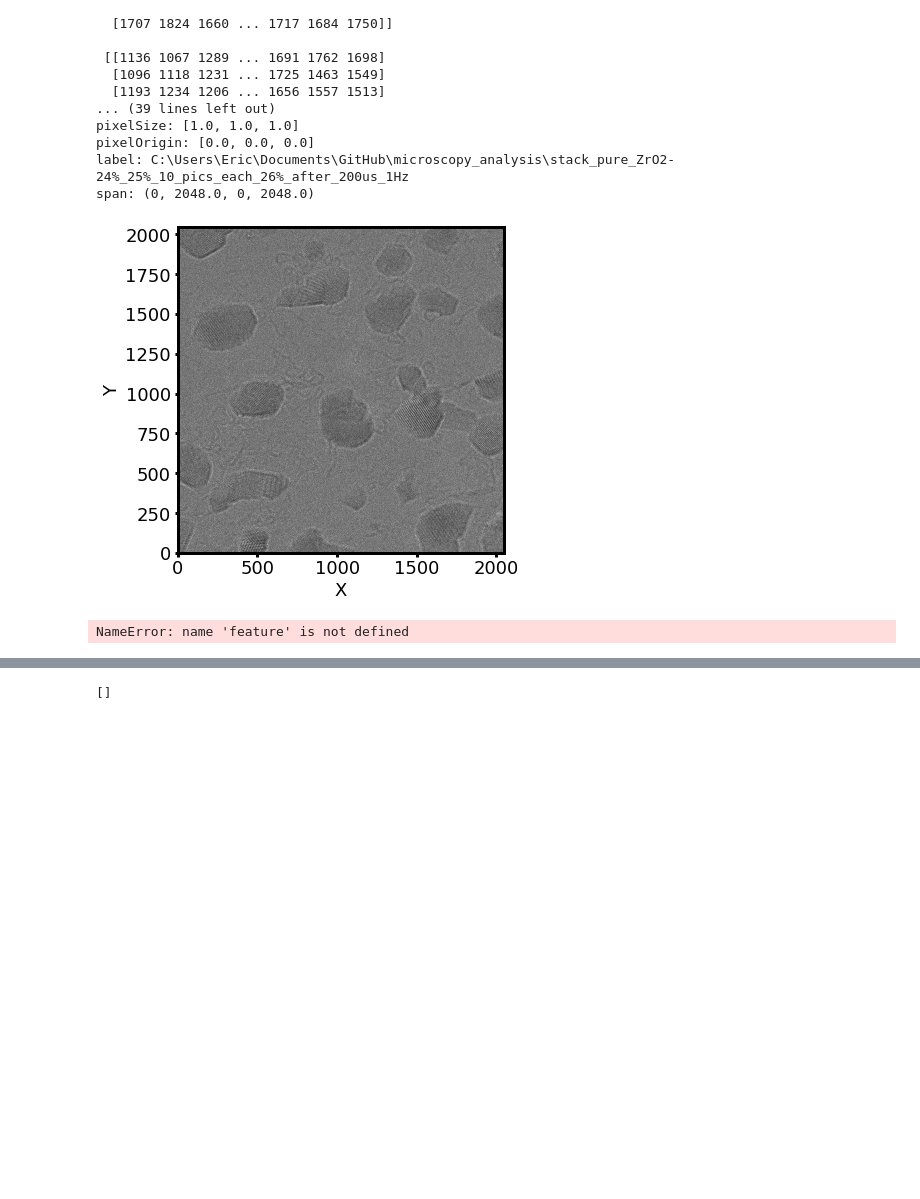
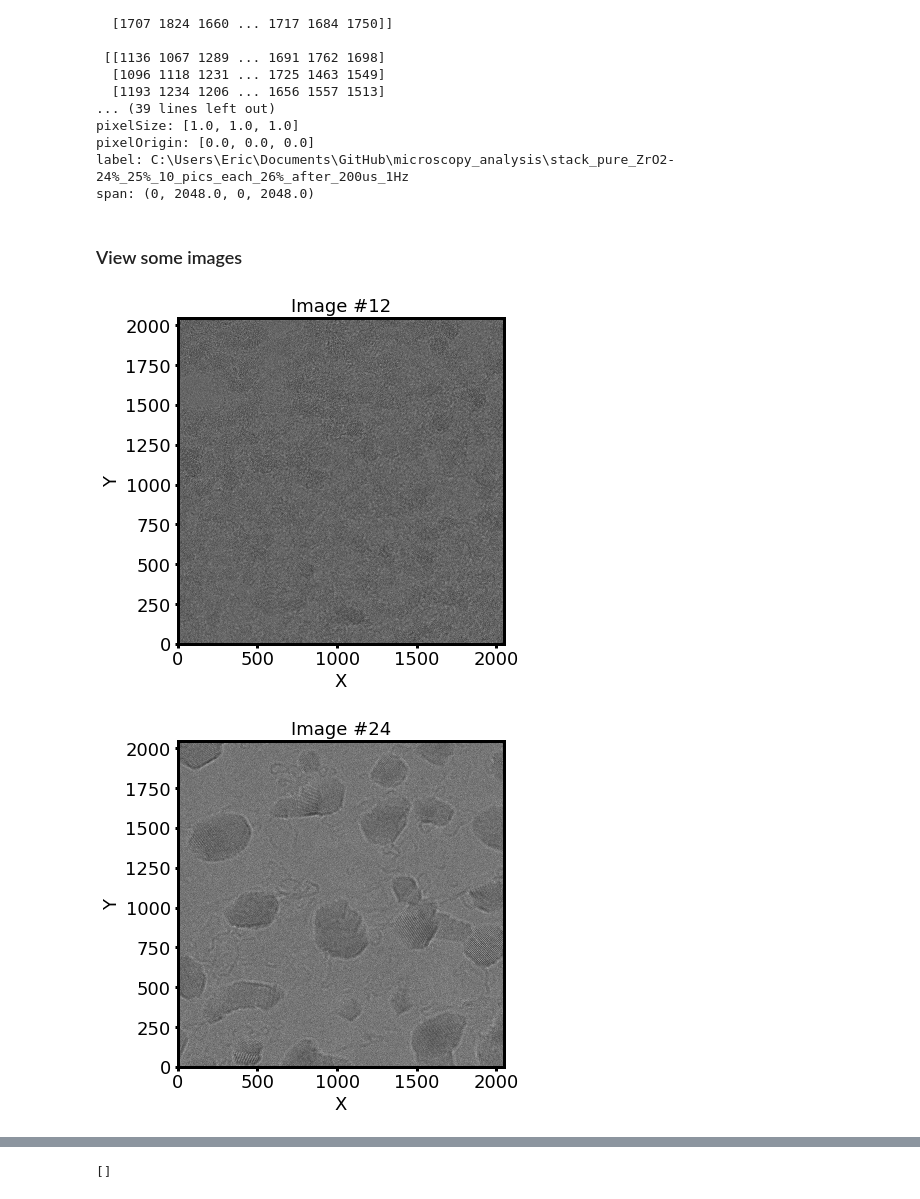
Before and after one commit to ericmuckley/microscopy_analysis, a Jupyter notebook: read_stack.ipynb, the cells around one changed output, grey strips where cells are left out. Saved outputs shown, nothing was run; the diff lists cells and outputs as text; code cells hidden in the pictures; blank space fills up the shorter version.

```diff
--- a/read_stack.ipynb
+++ b/read_stack.ipynb
@@ -53,29 +53,16 @@ pixelSize: [1.0, 1.0, 1.0]
 pixelOrigin: [0.0, 0.0, 0.0]
 label: C:\Users\Eric\Documents\GitHub\microscopy_analysis\stack_pure_ZrO2-24%_25%_10_pics_each_26%_after_200us_1Hz
 span: (0, 2048.0, 0, 2048.0)
+# %% [markdown]
+### View some images
 # %%
-for i in range(1, d['data'].shape[0]):
+for i in range(12, d['data'].shape[0], 12):
+    img = d['data'][i, :, :]
+    img = mm.norm_image(img)
 
-    if i % 35 == 0:
-
-        img = d['data'][i-1, :, :]
-        img = mm.norm_image(img)
-
-        plt.imshow(img, extent=d['span'], origin='lower', cmap='gray')
-        mm.plot_setup()
-        plt.show()
-
-        # Compute the Canny filter for two values of sigma
-        edges1 = feature.canny(img, sigma=1)
-        edges2 = feature.canny(img, sigma=1.5)
-
-        plt.imshow(edges1, extent=d['span'], origin='lower', cmap='gray')
-        mm.plot_setup()
-        plt.show()
-
-        plt.imshow(edges2, extent=d['span'], origin='lower', cmap='gray')
-        mm.plot_setup()
-        plt.show()
+    plt.imshow(img, extent=d['span'], origin='lower', cmap='gray')
+    mm.plot_setup(title='Image #{}'.format(i))
+    plt.show()
 # %% [output]
-[figure, old version]
+[figure, new version]
-NameError: name 'feature' is not defined
+[figure, added]
```
Also changed, not shown: parts of 12 cells of this notebook.
